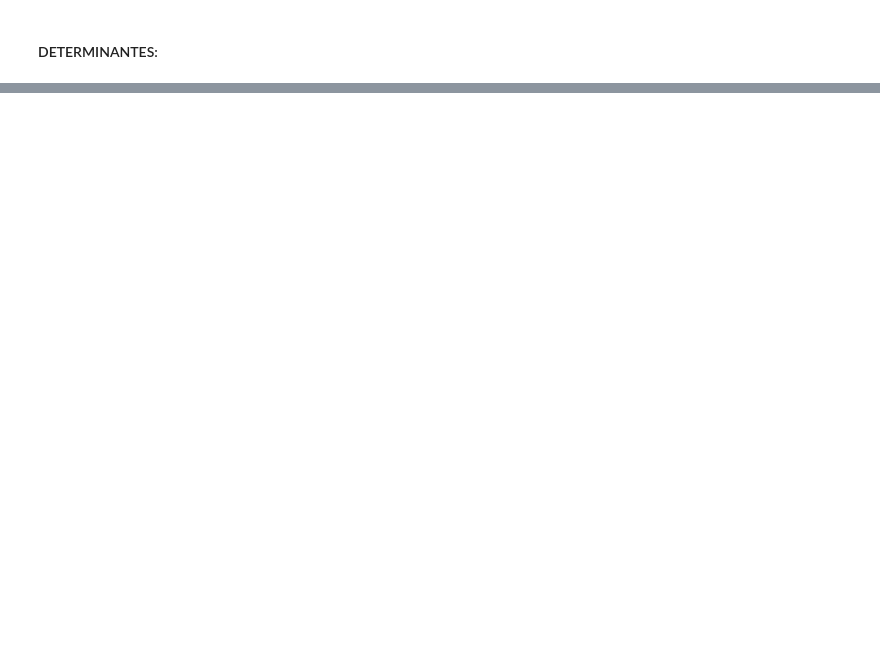
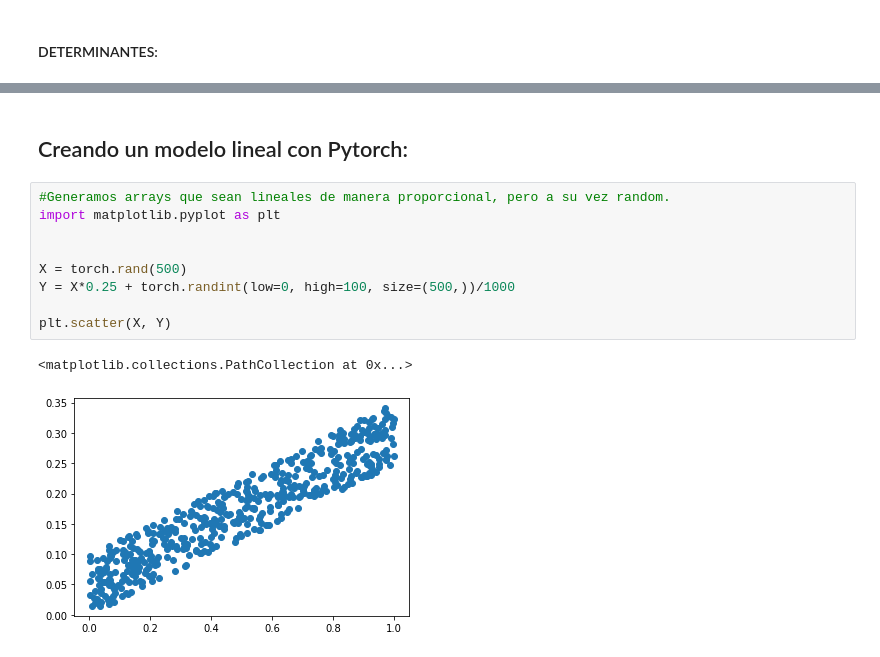
Before and after one commit to PBenavides/Practice_Notebooks, a Jupyter notebook: Pytorch Training/Pytorch_Introducción.ipynb, the cells around one changed output, grey strips where cells are left out. Drawn from its saved outputs; the diff is of its cells as text; blank space fills up the shorter version.

Commit message:
Pytorch Gradient Descent pt.I

```diff
--- a/Pytorch Training/Pytorch_Introducción.ipynb
+++ b/Pytorch Training/Pytorch_Introducción.ipynb
@@ -154,0 +171,14 @@ Traza: 1.6917914152145386
+# %% [markdown]
+## Creando un modelo lineal con Pytorch:
+# %%
+#Generamos arrays que sean lineales de manera proporcional, pero a su vez random.
+import matplotlib.pyplot as plt
+
+
+X = torch.rand(500)
+Y = X*0.25 + torch.randint(low=0, high=100, size=(500,))/1000
+
+plt.scatter(X, Y)
+# %% [output]
+<matplotlib.collections.PathCollection at 0x...>
+[figure, added]
```
Also changed, not shown: parts of 11 cells of this notebook.
